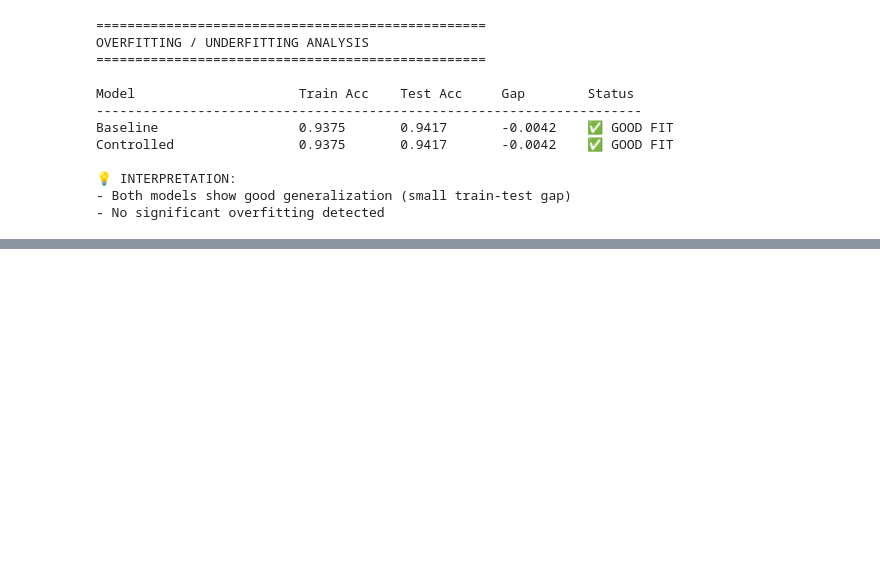
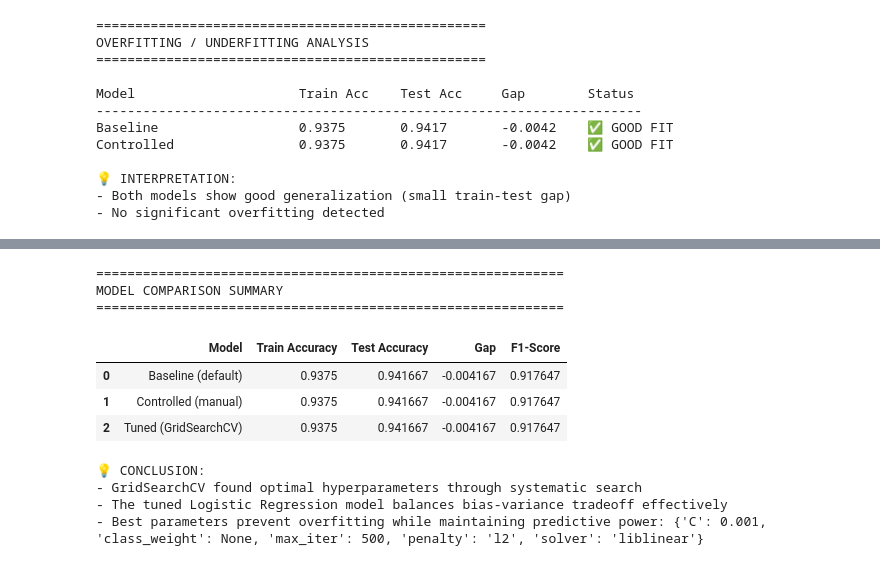
Before and after one commit to NGJIERU/WIE3007-GroupProject-Sem1-2025, a Jupyter notebook: notebooks/05_model_logistic_regression.ipynb, the cells around one changed output, grey strips where cells are left out. Drawn from its saved outputs; the diff is of its cells as text; code cells hidden in the pictures; blank space fills up the shorter version.

```diff
--- a/notebooks/05_model_logistic_regression.ipynb
+++ b/notebooks/05_model_logistic_regression.ipynb
@@ -213,0 +253,15 @@ Controlled                0.9375       0.9417       -0.0042    ✅ GOOD FIT
+# %%
+best_lr = grid_search_lr.best_estimator_
+
+train_acc_tuned = accuracy_score(y_train, best_lr.predict(X_train_scaled))
+test_acc_tuned = accuracy_score(y_test, best_lr.predict(X_test_scaled))
+f1_tuned = f1_score(y_test, best_lr.predict(X_test_scaled))
+
+print("=" * 50)
+print("TUNED LOGISTIC REGRESSION EVALUATION")
+print("=" * 50)
+print(f"Train Accuracy: {train_acc_tuned:.4f}")
+print(f"Test Accuracy:  {test_acc_tuned:.4f}")
+print(f"F1-Score:      {f1_tuned:.4f}")
+print(f"Train-Test Gap:{train_acc_tuned - test_acc_tuned:.4f}")
+print(f"\nBest Parameters:\n{grid_search_lr.best_params_}")
@@ -213,0 +279,37 @@ Controlled                0.9375       0.9417       -0.0042    ✅ GOOD FIT
+# %%
+import pandas as pd
+from sklearn.metrics import f1_score
+
+comparison_df = pd.DataFrame({
+    'Model': ['Baseline (default)', 'Controlled (manual)', 'Tuned (GridSearchCV)'],
+    'Train Accuracy': [train_acc_baseline, train_acc_controlled, train_acc_tuned],
+    'Test Accuracy': [test_acc_baseline, test_acc_controlled, test_acc_tuned],
+    'Gap': [gap_baseline, gap_controlled, train_acc_tuned - test_acc_tuned],
+    'F1-Score': [
+        f1_score(y_test, lr_baseline.predict(X_test_scaled)),
+        f1_score(y_test, lr_controlled.predict(X_test_scaled)),
+        f1_tuned
+    ]
+})
+
+print("=" * 60)
+print("MODEL COMPARISON SUMMARY")
+print("=" * 60)
+display(comparison_df)
+
+print("\n💡 CONCLUSION:")
+print("- GridSearchCV found optimal hyperparameters through systematic search")
+print("- The tuned Logistic Regression model balances bias-variance tradeoff effectively")
+print(f"- Best parameters prevent overfitting while maintaining predictive power: {grid_search_lr.best_params_}")
+# %% [output]
+============================================================
+MODEL COMPARISON SUMMARY
+============================================================
+|  | Model | Train Accuracy | Test Accuracy | Gap | F1-Score |
+| 0 | Baseline (default) | 0.9375 | 0.941667 | -0.004167 | 0.917647 |
+| 1 | Controlled (manual) | 0.9375 | 0.941667 | -0.004167 | 0.917647 |
+| 2 | Tuned (GridSearchCV) | 0.9375 | 0.941667 | -0.004167 | 0.917647 |
+💡 CONCLUSION:
+- GridSearchCV found optimal hyperparameters through systematic search
+- The tuned Logistic Regression model balances bias-variance tradeoff effectively
+- Best parameters prevent overfitting while maintaining predictive power: {'C': 0.001, 'class_weight': None, 'max_iter': 500, 'penalty': 'l2', 'solver': 'liblinear'}
```
Also changed, not shown: parts of 5 cells of this notebook.
